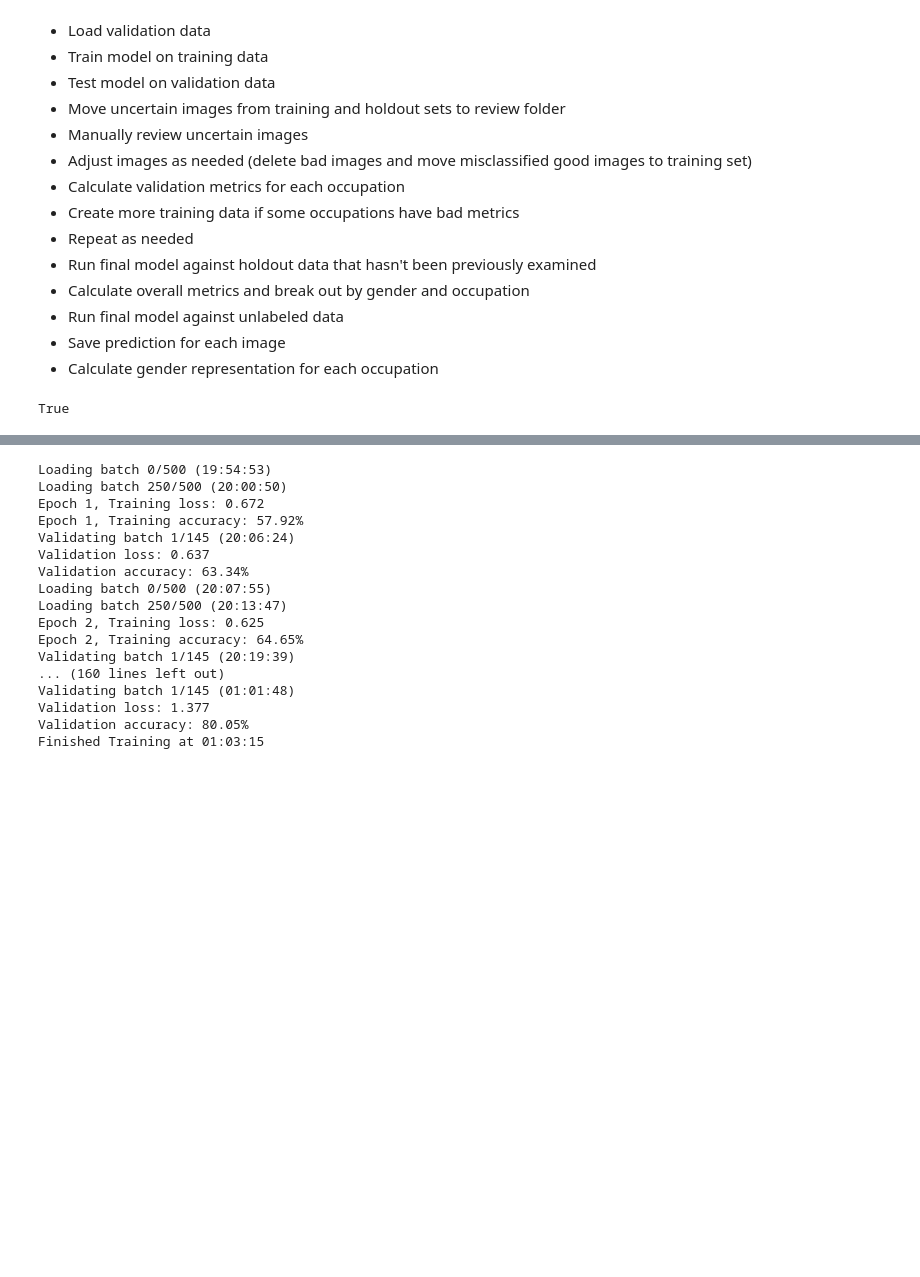
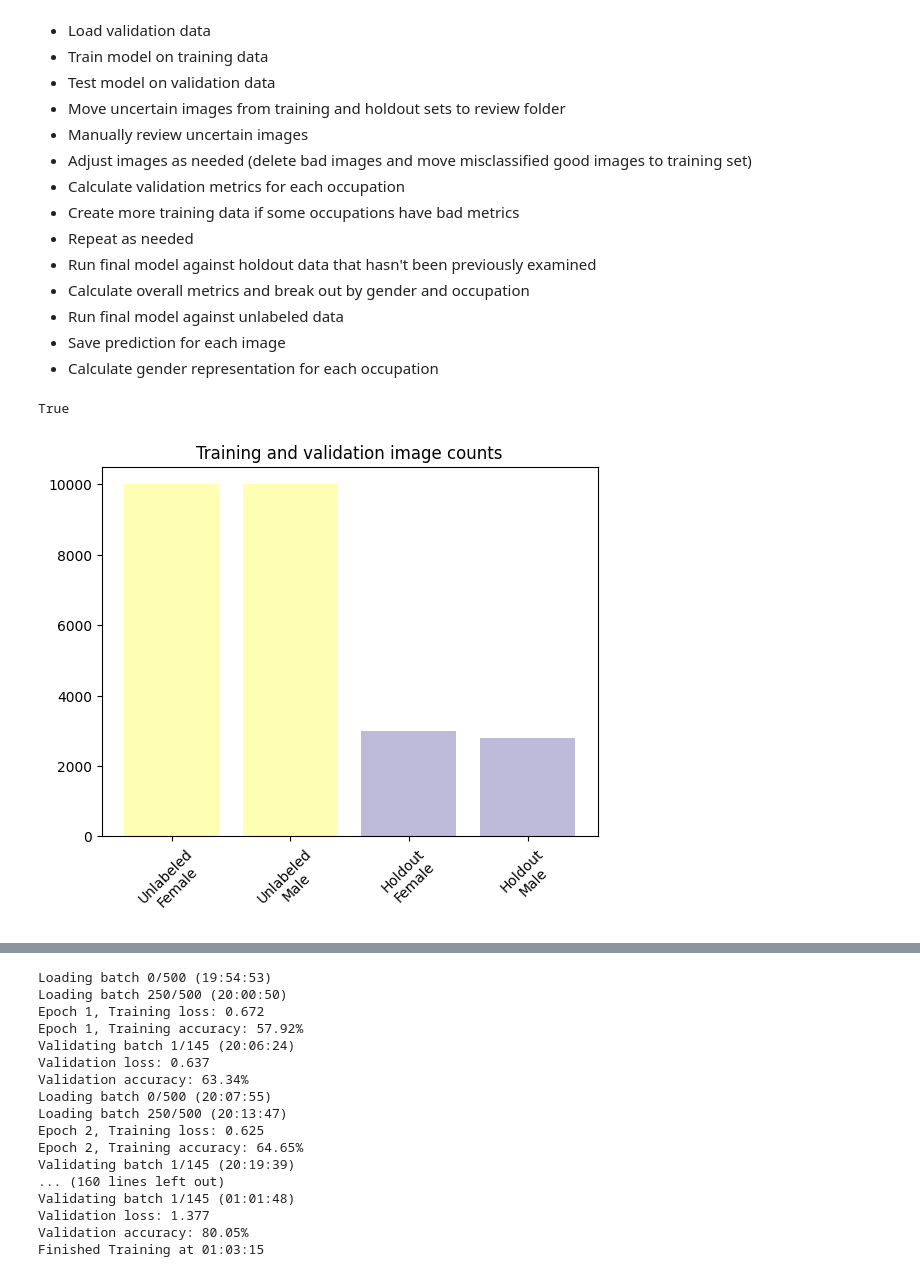
Before and after one commit to Breza/genderative_ai, a Jupyter notebook: Analysis/genderative_analysis.ipynb, the cells around one changed output, grey strips where cells are left out. Cells and saved outputs as stored; diff of their text form; code cells hidden in the pictures; blank space fills up the shorter version.

```diff
--- a/Analysis/genderative_analysis.ipynb
+++ b/Analysis/genderative_analysis.ipynb
@@ -17,24 +17,31 @@
 * Run final model against unlabeled data
 * Save prediction for each image
 * Calculate gender representation for each occupation
+# %%
+import datetime
+import os
+from typing import Union
+import matplotlib.pyplot as plt
+import numpy as np
+import torch
+import torch.nn as nn
+import torch.nn.functional as F
+import torch.optim as optim
+import torchvision
+import torchvision.transforms as transforms
+from torch.utils.data import DataLoader
+from torchvision import models
+from torchvision.datasets import ImageFolder
+
+torch.cuda.is_available()
+# %% [output]
+True
 # %%
-import os
-import datetime
-import matplotlib.pyplot as plt
-import numpy as np
-#import polars as pl
-
-import torch
-import torchvision
-import torchvision.transforms as transforms
-from torchvision.datasets import ImageFolder
-from torch.utils.data import DataLoader
-import torch
-import torch.nn as nn
-import torch.nn.functional as F
-import torch.optim as optim
-
-torch.cuda.is_available()
+# Config variables
+train_color = "#ffffb3"
+val_color = "#bebada"
+data_dir = 'H:/Photos/AI/'
+batch_size = 200
+classes = ('Female', 'Male')
+use_custom_normalization = True
-# %% [output]
-True
 # %%
@@ -44,0 +120,25 @@ def current_time_only() -> str:
+# %%
+# Count the number of images in each training folder and throw exception if imbalanced
+file_counts = {category: {gender: count_files_in_directory(
+    os.path.join(data_dir, category, gender))
+    for gender in classes}
+    for category in ['Labeled', 'Holdout']}
+
+fig, ax = plt.subplots()
+ax.bar(['Unlabeled\nFemale', 'Unlabeled\nMale',
+        'Holdout\nFemale', 'Holdout\nMale'],
+       [file_counts['Labeled']['Female'],
+        file_counts['Labeled']['Male'],
+        file_counts['Holdout']['Female'],
+        file_counts['Holdout']['Male']],
+       color=[train_color, train_color, val_color, val_color])
+plt.xticks(rotation=45)
+plt.title("Training and validation image counts")
+
+if file_counts['Labeled']['Female'] != file_counts['Labeled']['Male']:
+    female_count = file_counts['Labeled']['Female']
+    male_count = file_counts['Labeled']['Male']
+    raise ImbalancedClassesException(
+        f'Imbalance detected: {female_count} female images vs {male_count} male images')
+# %% [output]
+[figure, added]
```
Also changed, not shown: parts of 10 cells of this notebook.
